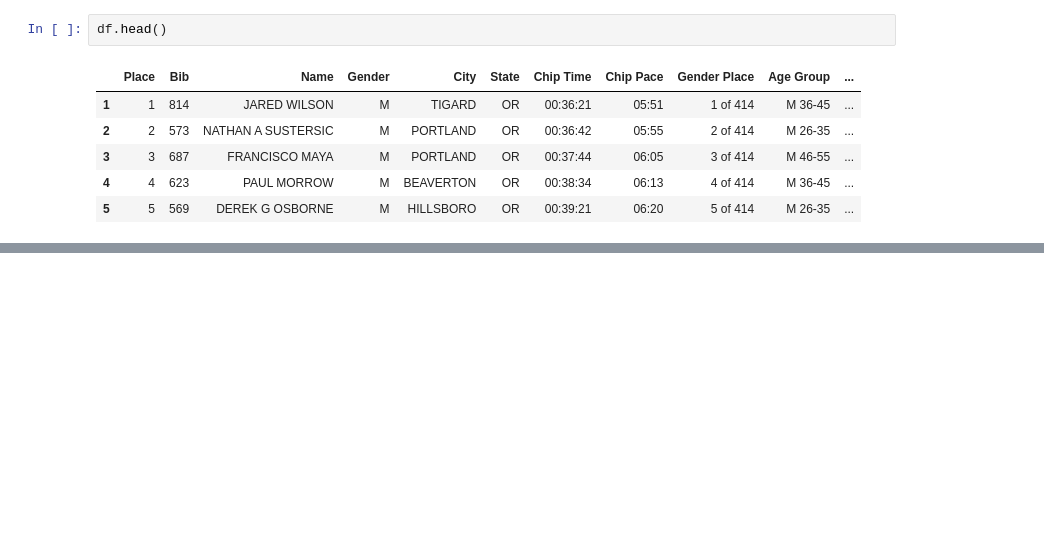
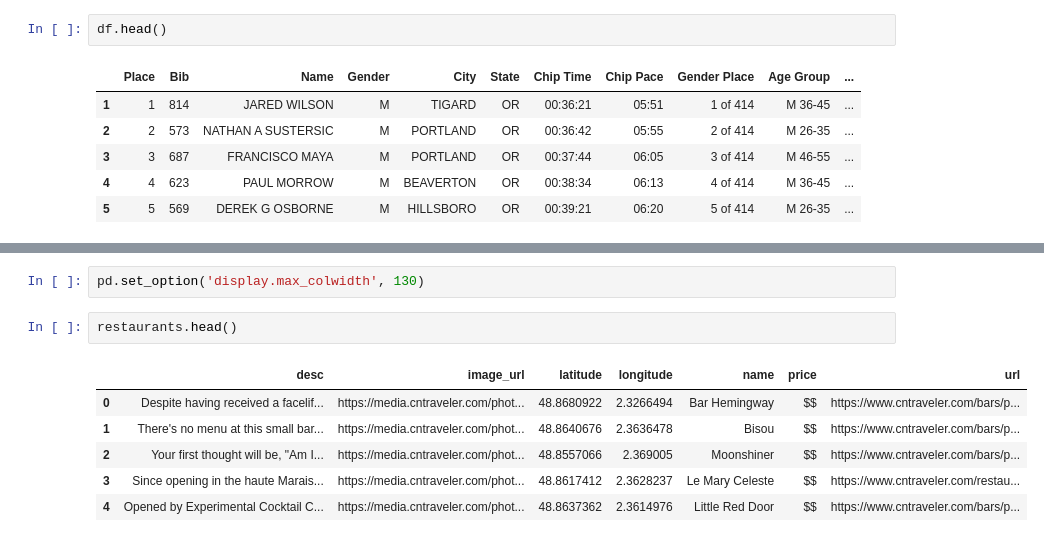
Before and after one commit to evillatal/IA-Diplomado, a Jupyter notebook: notebooks/01 - Data Extraction.ipynb, the cells around one changed output, grey strips where cells are left out. Drawn from its saved outputs; the diff is of its cells as text; blank space fills up the shorter version.

```diff
--- a/notebooks/01 - Data Extraction.ipynb
+++ b/notebooks/01 - Data Extraction.ipynb
@@ -169,0 +369,11 @@ df.head()
+# %%
+pd.set_option('display.max_colwidth', 130)
+# %%
+restaurants.head()
+# %% [output]
+|  | desc | image_url | latitude | longitude | name | price | url |
+| 0 | Despite having received a facelif... | https://media.cntraveler.com/phot... | 48.8680922 | 2.3266494 | Bar Hemingway | $$ | https://www.cntraveler.com/bars/p... |
+| 1 | There's no menu at this small bar... | https://media.cntraveler.com/phot... | 48.8640676 | 2.3636478 | Bisou | $$ | https://www.cntraveler.com/bars/p... |
+| 2 | Your first thought will be, "Am I... | https://media.cntraveler.com/phot... | 48.8557066 | 2.369005 | Moonshiner | $$ | https://www.cntraveler.com/bars/p... |
+| 3 | Since opening in the haute Marais... | https://media.cntraveler.com/phot... | 48.8617412 | 2.3628237 | Le Mary Celeste | $$ | https://www.cntraveler.com/restau... |
+| 4 | Opened by Experimental Cocktail C... | https://media.cntraveler.com/phot... | 48.8637362 | 2.3614976 | Little Red Door | $$ | https://www.cntraveler.com/bars/p... |
```
Also changed, not shown: parts of 39 cells of this notebook.
